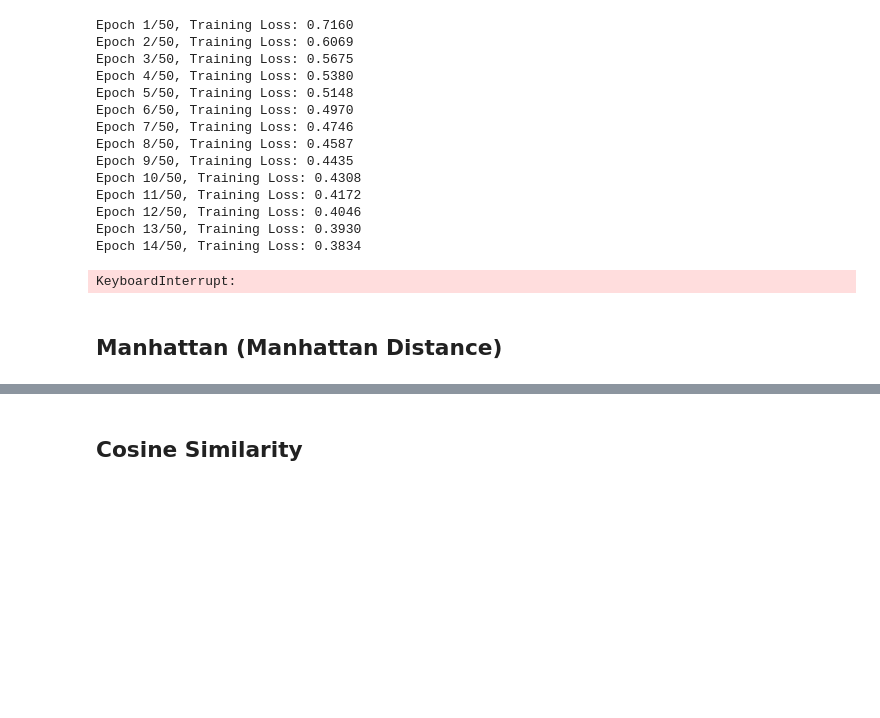
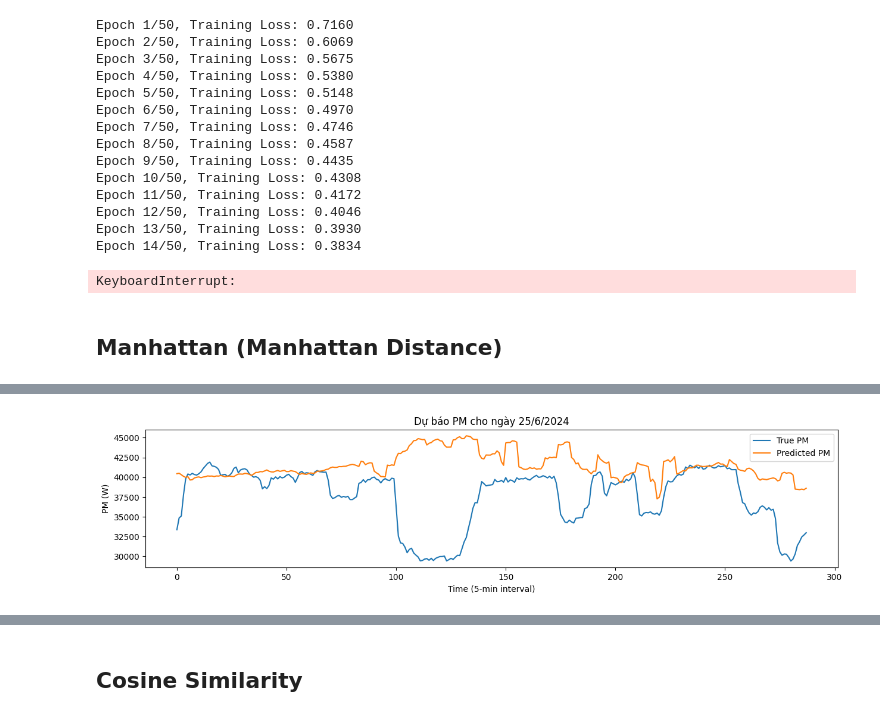
Before and after one commit to DinhHuy1405/NCKU, a Jupyter notebook: Code 2109 - 2024/Models.ipynb, the cells around one changed output, grey strips where cells are left out. Cells and saved outputs as stored; diff of their text form; code cells hidden in the pictures; blank space fills up the shorter version.

```diff
--- a/Code 2109 - 2024/Models.ipynb
+++ b/Code 2109 - 2024/Models.ipynb
@@ -875,0 +1104,98 @@ distances_manhattan = calculate_daily_manhattan_distance(target_day_data, X_targ
+# %%
+# Tạo tập test cho đánh giá
+test_day = 25
+test_month = 6
+test_year = 2024
+
+# Tìm chỉ số của ngày cần dự báo trong tập test
+test_indices = test_data[(test_data['day'] == test_day) &
+                         (test_data['month'] == test_month) &
+                         (test_data['year'] == test_year)].index
+
+# Đảm bảo có đủ 288 điểm dữ liệu cho ngày này
+if len(test_indices) == 288:
+    print(f"Dự báo cho ngày {test_day}/{test_month}/{test_year}")
+
+    X_encoder_test = X_encoder[test_indices]
+    X_pm_test = X_pm[test_indices]
+    X_pm_steam_test = X_pm_steam[test_indices]
+    y_test = y[test_indices]
+
+    test_dataset = TensorDataset(X_encoder_test, X_pm_test, X_pm_steam_test, y_test)
+    test_loader = DataLoader(test_dataset, batch_size=32, shuffle=False)
+
+    # Đánh giá mô hình
+    def evaluate_model(model, test_loader, criterion, scaler_y):
+        model.eval()
+        test_loss = 0.0
+        true_values_pm = []
+        true_values_pm_steam = []
+        predicted_values_pm = []
+        predicted_values_pm_steam = []
+
+        with torch.no_grad():
+            for X_enc, X_pm, X_pm_steam, y in test_loader:
+                output1, output2 = model(X_enc, X_pm, X_pm_steam)
+
+                output1 = output1.view(-1)
+                output2 = output2.view(-1)
+
+                loss1 = criterion(output1, y[:, 0])
+                loss2 = criterion(output2, y[:, 1])
+                loss = 0.8 * loss1 + 0.2 * loss2
+                test_loss += loss.item() * X_enc.size(0)
+
+                true_values_pm.extend(y[:, 0].cpu().numpy())
+                true_values_pm_steam.extend(y[:, 1].cpu().numpy())
+                predicted_values_pm.extend(output1.cpu().numpy())
+                predicted_values_pm_steam.extend(output2.cpu().numpy())
+
+        test_loss = test_loss / len(test_loader.dataset)
+        print(f'Test Loss: {test_loss:.4f}')
+
+        true_values_pm = np.array(true_values_pm)
+        true_values_pm_steam = np.array(true_values_pm_steam)
+        predicted_values_pm = np.array(predicted_values_pm)
+        predicted_values_pm_steam = np.array(predicted_values_pm_steam)
+
+        true_values = scaler_y.inverse_transform(np.vstack((true_values_pm, true_values_pm_steam)).T)
+        predicted_values = scaler_y.inverse_transform(np.vstack((predicted_values_pm, predicted_values_pm_steam)).T)
+
+        true_values_pm = true_values[:, 0]
+        true_values_pm_steam = true_values[:, 1]
+        predicted_values_pm = predicted_values[:, 0]
+        predicted_values_pm_steam = predicted_values[:, 1]
+
+        mape_pm = np.mean(np.abs((true_values_pm - predicted_values_pm) / true_values_pm)) * 100
+        mape_pm_steam = np.mean(np.abs((true_values_pm_steam - predicted_values_pm_steam) / true_values_pm_steam)) * 100
+
+        print(f'MAPE for PM: {mape_pm:.2f}%')
+        print(f'MAPE for PM_steam: {mape_pm_steam:.2f}%')
+
+        return true_values_pm, true_values_pm_steam, predicted_values_pm, predicted_values_pm_steam, mape_pm, mape_pm_steam
+
+    # Đánh giá mô hình với tập test
+    true_values_pm, true_values_pm_steam, predicted_values_pm, predicted_values_pm_steam, mape_pm, mape_pm_steam = evaluate_model(model, test_loader, criterion, scaler_y)
+
+    # Vẽ biểu đồ dự báo và giá trị thực cho PM
+    plt.figure(figsize=(15, 3))
+    plt.plot(true_values_pm, label='True PM')
+    plt.plot(predicted_values_pm, label='Predicted PM')
+    plt.xlabel('Time (5-min interval)')
+    plt.ylabel('PM (W)')
+    plt.title(f'Dự báo PM cho ngày {test_day}/{test_month}/{test_year}')
+    plt.legend()
+    plt.show()
+
+    # Vẽ biểu đồ dự báo và giá trị thực cho PM_steam
+    plt.figure(figsize=(15, 3))
+    plt.plot(true_values_pm_steam, label='True PM_steam')
+    plt.plot(predicted_values_pm_steam, label='Predicted PM_steam')
+    plt.xlabel('Time (5-min interval)')
+    plt.ylabel('PM_steam (ton/h)')
+    plt.title(f'Dự báo PM_steam cho ngày {test_day}/{test_month}/{test_year}')
+    plt.legend()
+    plt.show()
+else:
+    print(f"Không đủ 288 điểm dữ liệu cho ngày {test_day}/{test_month}/{test_year}")
+# %% [output]
@@ -875,0 +1206 @@ distances_manhattan = calculate_daily_manhattan_distance(target_day_data, X_targ
+[figure, added]
```
Also changed, not shown: parts of 9 cells of this notebook.
